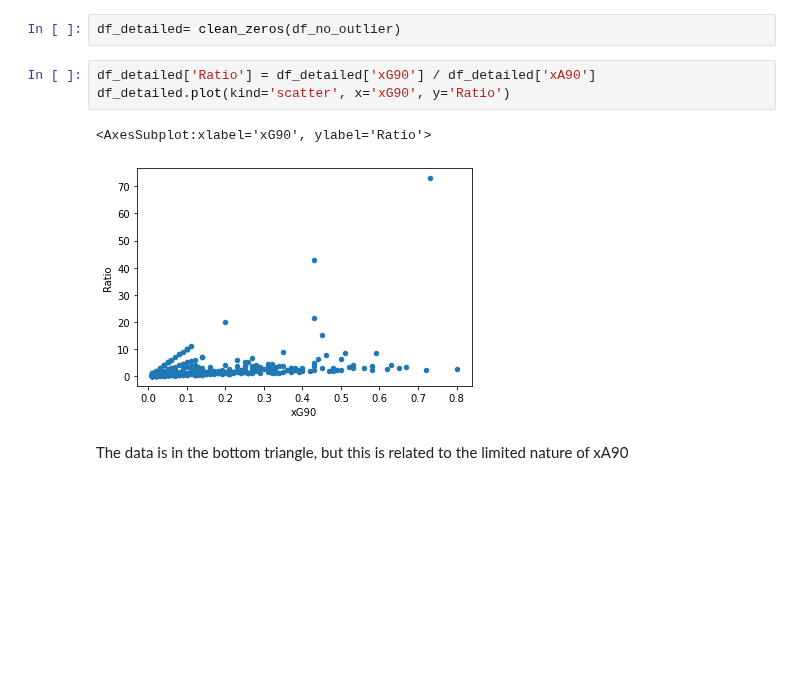
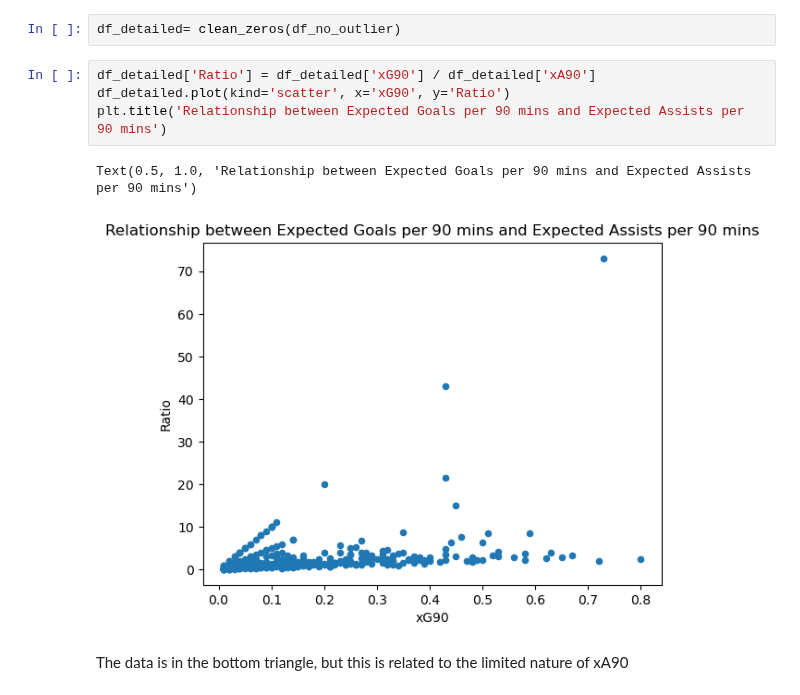
Before and after one commit to ubco-W2022T2-data301/group26, a Jupyter notebook: analysis/analysisIfaz.ipynb, the cells around one changed output. Saved outputs shown, nothing was run; the diff lists cells and outputs as text; blank space fills up the shorter version.

```diff
--- a/analysis/analysisIfaz.ipynb
+++ b/analysis/analysisIfaz.ipynb
@@ -97,9 +101,10 @@ df_detailed= clean_zeros(df_no_outlier)
 # %%
 df_detailed['Ratio'] = df_detailed['xG90'] / df_detailed['xA90']
 df_detailed.plot(kind='scatter', x='xG90', y='Ratio')
+plt.title('Relationship between Expected Goals per 90 mins and Expected Assists per 90 mins')
 # %% [output]
-<AxesSubplot:xlabel='xG90', ylabel='Ratio'>
+Text(0.5, 1.0, 'Relationship between Expected Goals per 90 mins and Expected Assists per 90 mins')
-[figure, old version]
+[figure, new version]
 # %% [markdown]
 The data is in the bottom triangle, but this is related to the limited nature of xA90
 # %%
```
Also changed, not shown: parts of 19 cells of this notebook.
